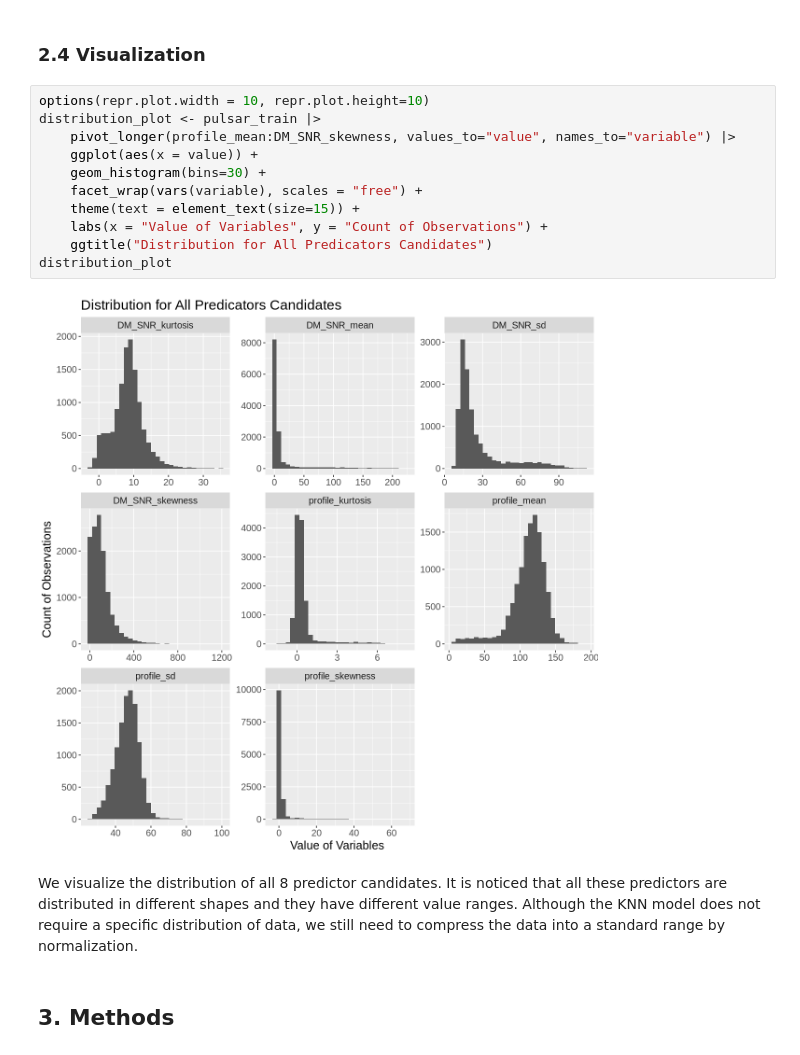
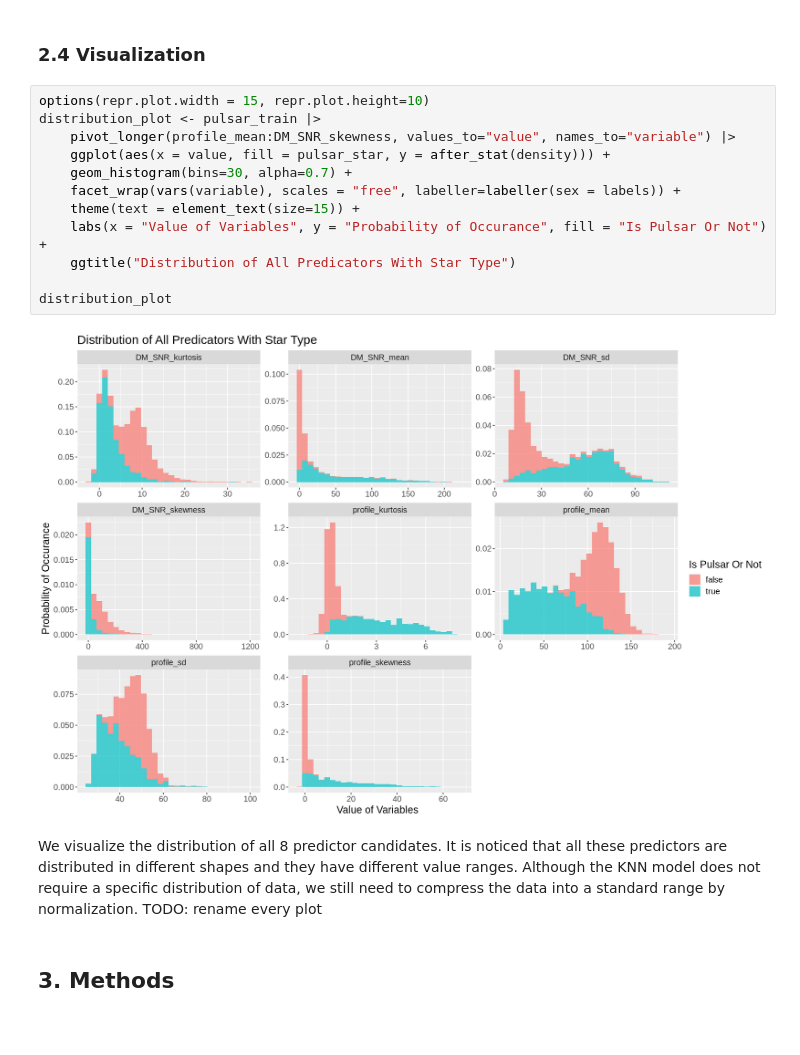
Before and after one commit to Lmh-java/dsci-100-2023w2-group-034, a Jupyter notebook: group_proposal.ipynb, the cells around one changed output. Drawn from its saved outputs; the diff is of its cells as text; blank space fills up the shorter version.

Commit message:
feat: revise visualization

```diff
--- a/group_proposal.ipynb
+++ b/group_proposal.ipynb
@@ -162,20 +162,22 @@ In the training set, the category `false` has 11400 observations, while the cate
 # %% [markdown]
 ### 2.4 Visualization
 # %%
-options(repr.plot.width = 10, repr.plot.height=10)
+options(repr.plot.width = 15, repr.plot.height=10)
 distribution_plot <- pulsar_train |>
     pivot_longer(profile_mean:DM_SNR_skewness, values_to="value", names_to="variable") |>
-    ggplot(aes(x = value)) +
-    geom_histogram(bins=30) +
-    facet_wrap(vars(variable), scales = "free") +
+    ggplot(aes(x = value, fill = pulsar_star, y = after_stat(density))) +
+    geom_histogram(bins=30, alpha=0.7) +
+    facet_wrap(vars(variable), scales = "free", labeller=labeller(sex = labels)) +
     theme(text = element_text(size=15)) +
-    labs(x = "Value of Variables", y = "Count of Observations") +
-    ggtitle("Distribution for All Predicators Candidates")
+    labs(x = "Value of Variables", y = "Probability of Occurance", fill = "Is Pulsar Or Not") +
+    ggtitle("Distribution of All Predicators With Star Type")
+
 distribution_plot
 # %% [output]
-[figure, old version]
+[figure, new version]
 # %% [markdown]
 We visualize the distribution of all 8 predictor candidates. It is noticed that all these predictors are distributed in different shapes and they have different value ranges. Although the KNN model does not require a specific distribution of data, we still need to compress the data into a standard range by normalization.
+TODO: rename every plot
 # %% [markdown]
 ## 3. Methods
 # %% [markdown]
```
Also changed, not shown: parts of 1 cell of this notebook.
